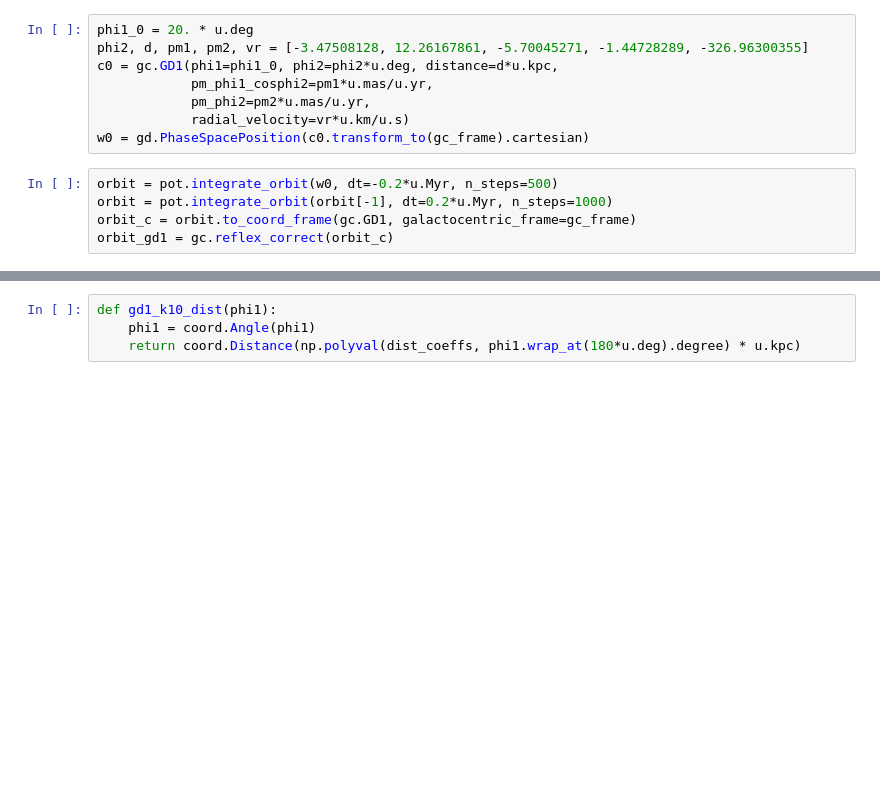
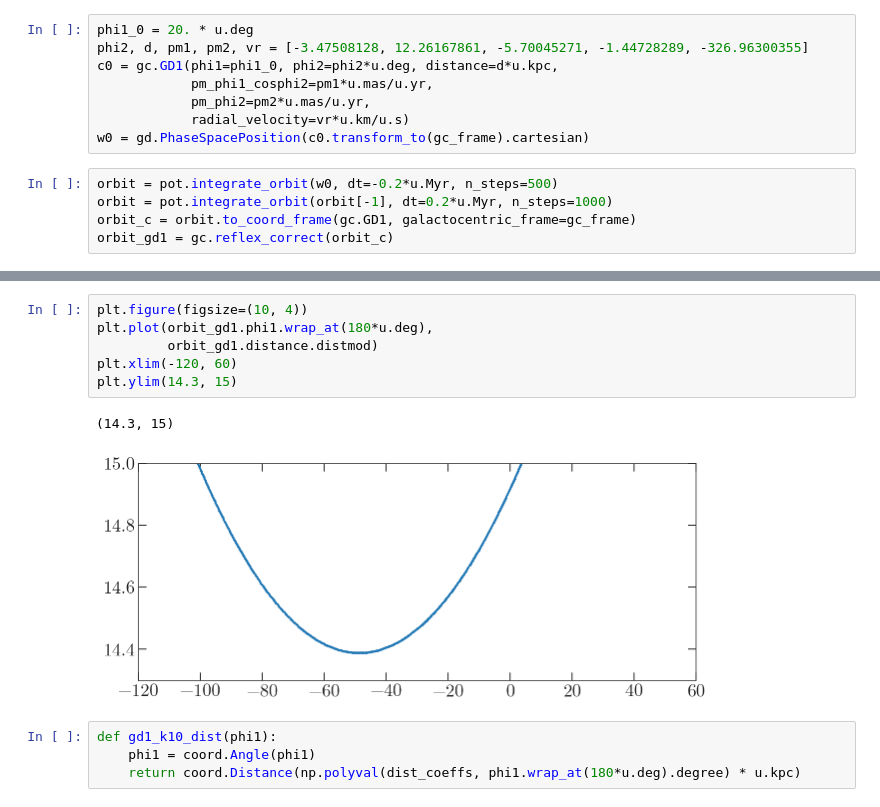
Before and after one commit to adrn/GD1-DR2, a Jupyter notebook: notebooks/Better-selection.ipynb, the cells around one changed output, grey strips where cells are left out. Drawn from its saved outputs; the diff is of its cells as text; blank space fills up the shorter version.

```diff
--- a/notebooks/Better-selection.ipynb
+++ b/notebooks/Better-selection.ipynb
@@ -83,3 +133,12 @@ plt.ylim(-15, 5)
+# %%
+plt.figure(figsize=(10, 4))
+plt.plot(orbit_gd1.phi1.wrap_at(180*u.deg),
+         orbit_gd1.distance.distmod)
+plt.xlim(-120, 60)
+plt.ylim(14.3, 15)
+# %% [output]
+(14.3, 15)
+[figure, added]
 # %%
 def gd1_k10_dist(phi1):
     phi1 = coord.Angle(phi1)
```
Also changed, not shown: parts of 23 cells of this notebook.
